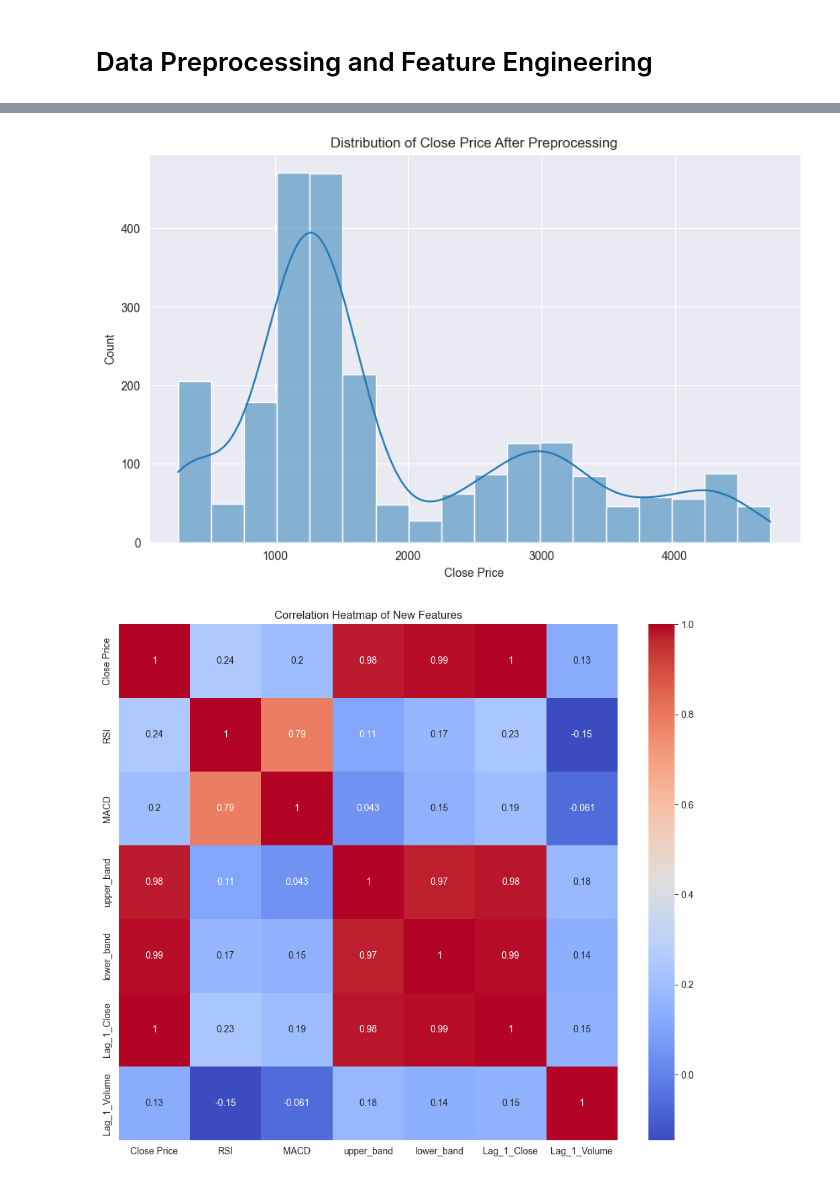
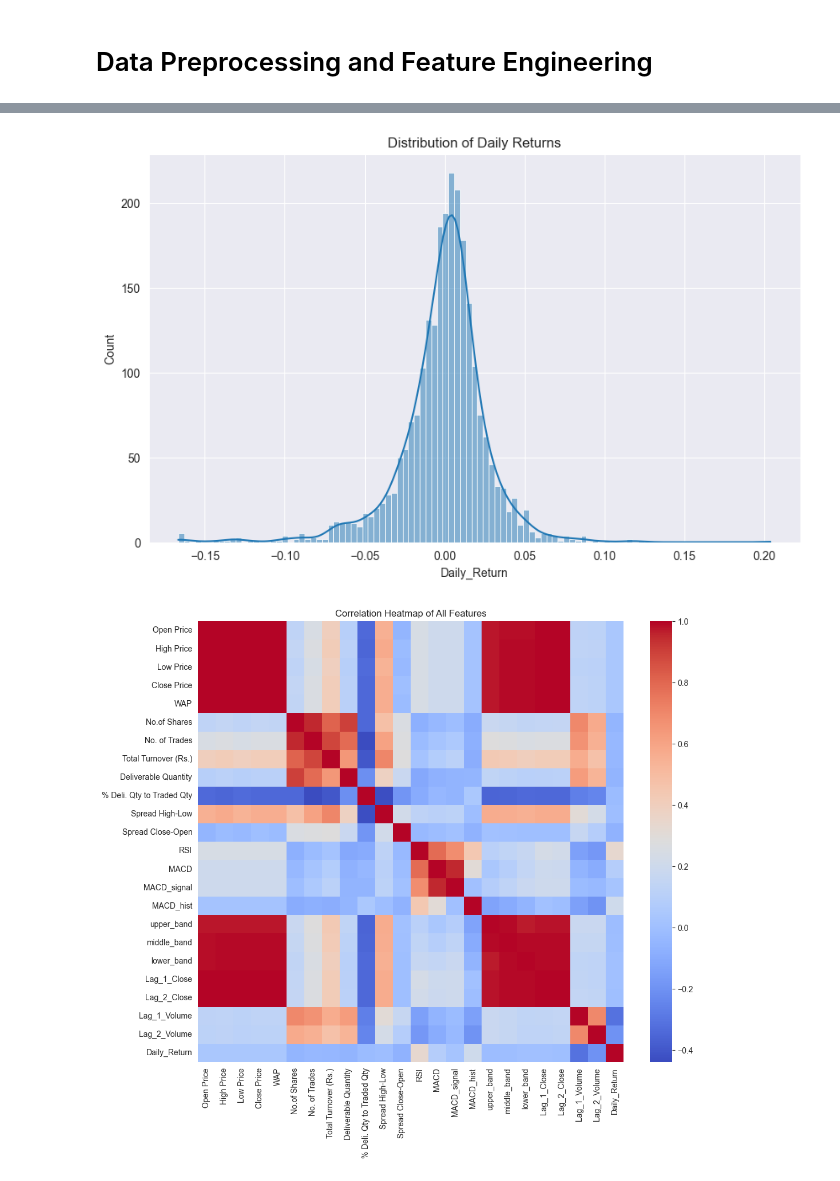
Before and after one commit to Nik-code/Advanced-Stock-Analysis, a Jupyter notebook: notebooks/data_preprocessing_and_feature_engineering.ipynb, the cells around one changed output, grey strips where cells are left out. Drawn from its saved outputs; the diff is of its cells as text; code cells hidden in the pictures.

```diff
--- a/notebooks/data_preprocessing_and_feature_engineering.ipynb
+++ b/notebooks/data_preprocessing_and_feature_engineering.ipynb
@@ -70,3 +74,0 @@ Number of outliers in Close Price: 0
-# %%
-# Handle outliers by capping (Winsorizing)
-df['Close Price'] = np.where(z_scores > 3, df['Close Price'].median(), df['Close Price'])
@@ -75,5 +75,14 @@ df['Close Price'] = np.where(z_scores > 3, df['Close Price'].median(), df['Close
 # %%
-# 1. Create technical indicators
+# Create technical indicators
 df['RSI'] = talib.RSI(df['Close Price'], timeperiod=14)
 df['MACD'], df['MACD_signal'], df['MACD_hist'] = talib.MACD(df['Close Price'], fastperiod=12, slowperiod=26, signalperiod=9)
 df['upper_band'], df['middle_band'], df['lower_band'] = talib.BBANDS(df['Close Price'], timeperiod=20, nbdevup=2, nbdevdn=2, matype=0)
+
+# Generate lagged features
+df['Lag_1_Close'] = df['Close Price'].shift(1)
+df['Lag_2_Close'] = df['Close Price'].shift(2)
+df['Lag_1_Volume'] = df['No.of Shares'].shift(1)
+df['Lag_2_Volume'] = df['No.of Shares'].shift(2)
+
+# Calculate returns
+df['Daily_Return'] = df['Close Price'].pct_change()
@@ -110,18 +114,17 @@ Date
 # %%
-# Visualize the distribution of the Close Price after preprocessing
+# Visualize the distribution of daily returns
 plt.figure(figsize=(10, 6))
-sns.histplot(df['Close Price'], kde=True)
-plt.title('Distribution of Close Price After Preprocessing')
-plt.xlabel('Close Price')
+sns.histplot(df['Daily_Return'], kde=True)
+plt.title('Distribution of Daily Returns')
 plt.show()
 # %% [output]
-[figure, old version]
+[figure, new version]
 # %%
-# Display correlation heatmap of the new features
-correlation_matrix = df[['Close Price', 'RSI', 'MACD', 'upper_band', 'lower_band', 'Lag_1_Close', 'Lag_1_Volume']].corr()
+# Correlation heatmap
+correlation_matrix = df.corr()
 plt.figure(figsize=(12, 10))
-sns.heatmap(correlation_matrix, annot=True, cmap='coolwarm')
-plt.title('Correlation Heatmap of New Features')
+sns.heatmap(correlation_matrix, annot=False, cmap='coolwarm')
+plt.title('Correlation Heatmap of All Features')
 plt.show()
 # %% [output]
-[figure, old version]
+[figure, new version]
```
Also changed, not shown: parts of 25 cells of this notebook, 3 other files.
